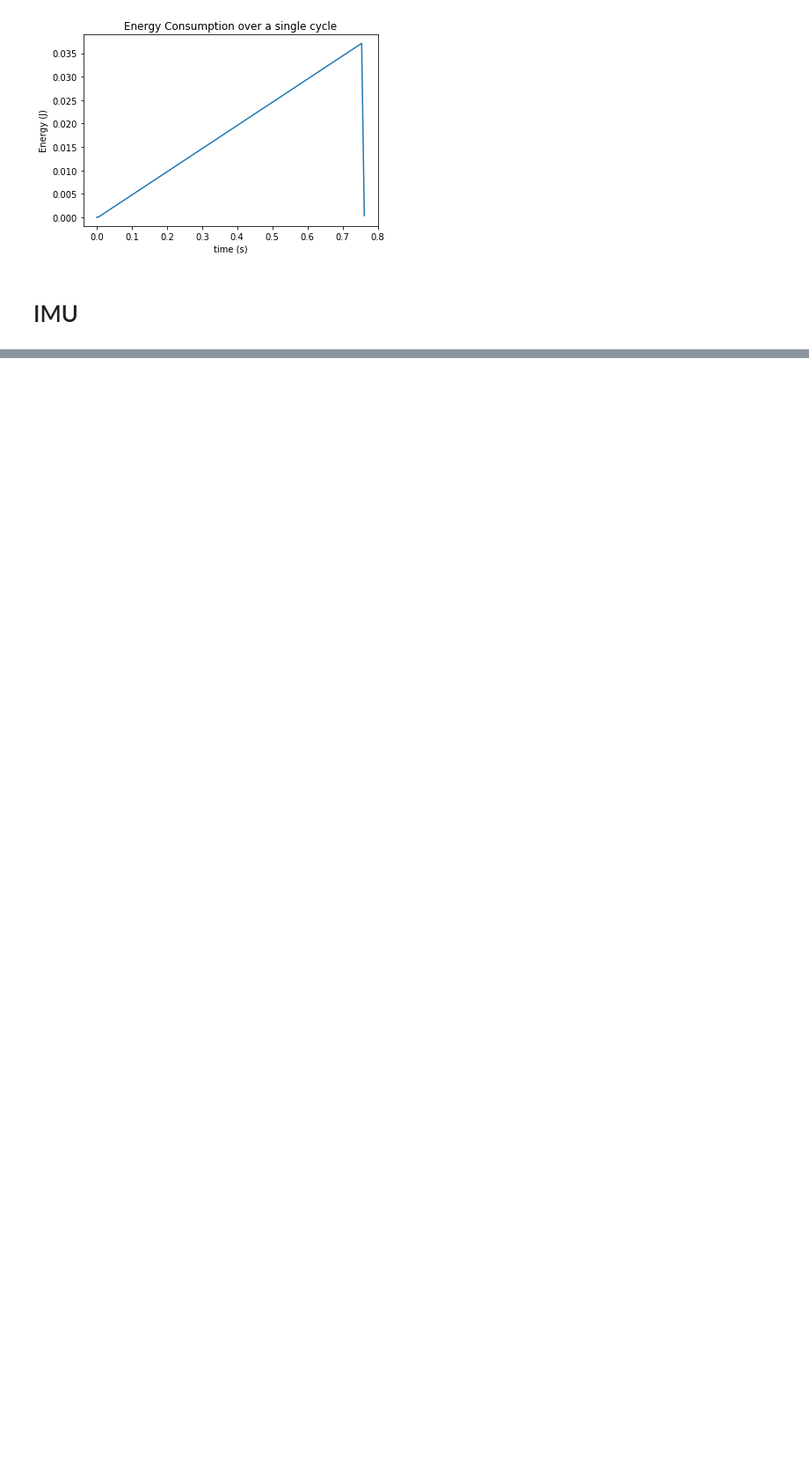
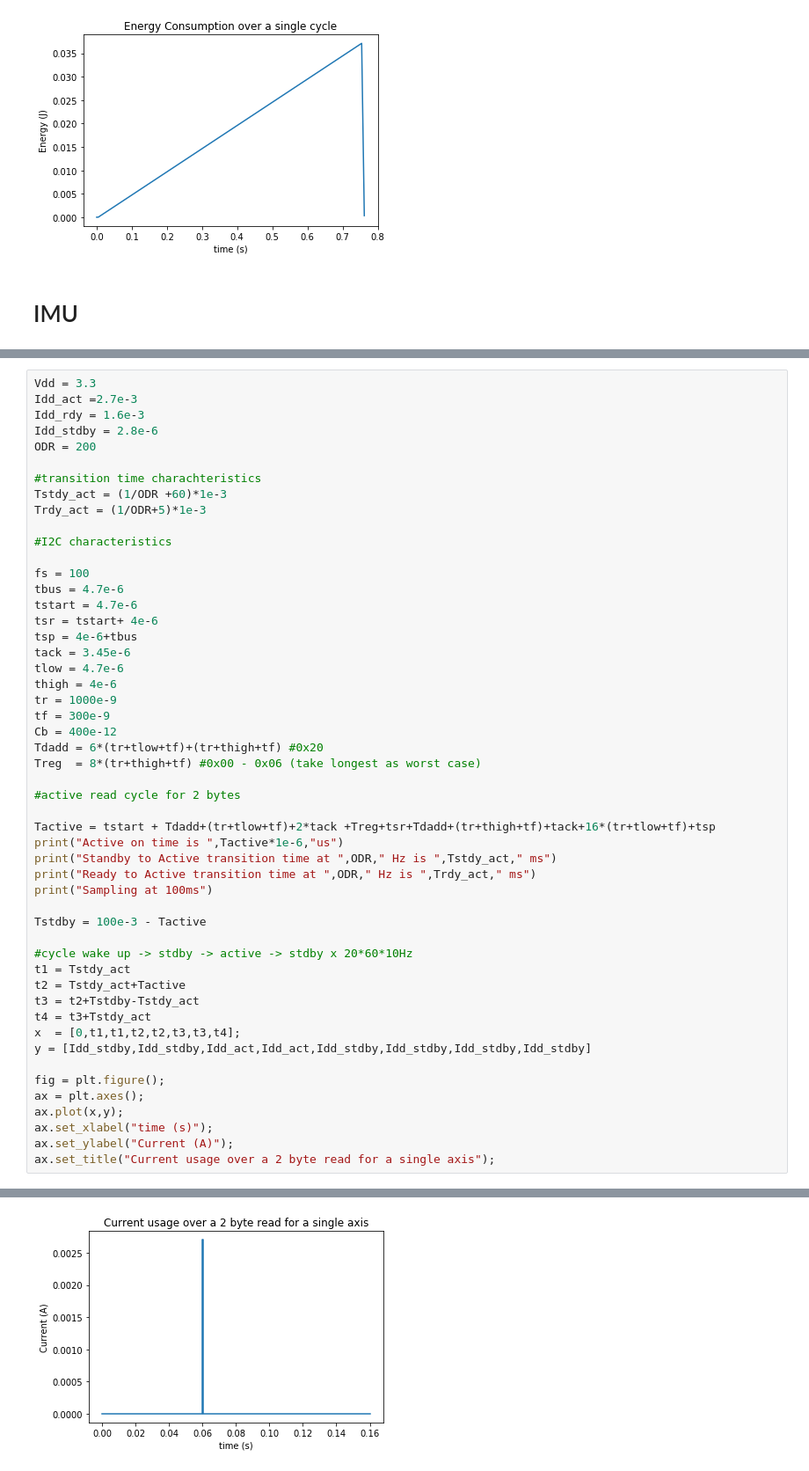
Before and after one commit to ComittmentIssues/BouyDev, a Jupyter notebook: Jupyter Notebooks/DS18B20 Cycle.ipynb, the cells around one changed output, grey strips where cells are left out. Shown at 88% size. Drawn from its saved outputs; the diff is of its cells as text; blank space fills up the shorter version.

```diff
--- a/Jupyter Notebooks/DS18B20 Cycle.ipynb
+++ b/Jupyter Notebooks/DS18B20 Cycle.ipynb
@@ -108,0 +156,52 @@ Idd_stby = 2.8e-6
+# %%
+Vdd = 3.3
+Idd_act =2.7e-3
+Idd_rdy = 1.6e-3
+Idd_stdby = 2.8e-6
+ODR = 200
+
+#transition time charachteristics
+Tstdy_act = (1/ODR +60)*1e-3
+Trdy_act = (1/ODR+5)*1e-3
+
+#I2C characteristics
+
+fs = 100
+tbus = 4.7e-6
+tstart = 4.7e-6
+tsr = tstart+ 4e-6
+tsp = 4e-6+tbus
+tack = 3.45e-6
+tlow = 4.7e-6
+thigh = 4e-6
+tr = 1000e-9
+tf = 300e-9
+Cb = 400e-12
+Tdadd = 6*(tr+tlow+tf)+(tr+thigh+tf) #0x20
+Treg  = 8*(tr+thigh+tf) #0x00 - 0x06 (take longest as worst case)
+
+#active read cycle for 2 bytes
+
+Tactive = tstart + Tdadd+(tr+tlow+tf)+2*tack +Treg+tsr+Tdadd+(tr+thigh+tf)+tack+16*(tr+tlow+tf)+tsp
+print("Active on time is ",Tactive*1e-6,"us")
+print("Standby to Active transition time at ",ODR," Hz is ",Tstdy_act," ms")
+print("Ready to Active transition time at ",ODR," Hz is ",Trdy_act," ms")
+print("Sampling at 100ms")
+
+Tstdby = 100e-3 - Tactive
+
+#cycle wake up -> stdby -> active -> stdby x 20*60*10Hz
+t1 = Tstdy_act
+t2 = Tstdy_act+Tactive
+t3 = t2+Tstdby-Tstdy_act
+t4 = t3+Tstdy_act
+x  = [0,t1,t1,t2,t2,t3,t3,t4];
+y = [Idd_stdby,Idd_stdby,Idd_act,Idd_act,Idd_stdby,Idd_stdby,Idd_stdby,Idd_stdby]
+
+fig = plt.figure();
+ax = plt.axes();
+ax.plot(x,y);
+ax.set_xlabel("time (s)");
+ax.set_ylabel("Current (A)");
+ax.set_title("Current usage over a 2 byte read for a single axis");
+# %% [output]
@@ -108,0 +212 @@ Idd_stby = 2.8e-6
+[figure, added]
```
Also changed, not shown: parts of 6 cells of this notebook, 1 other file.
